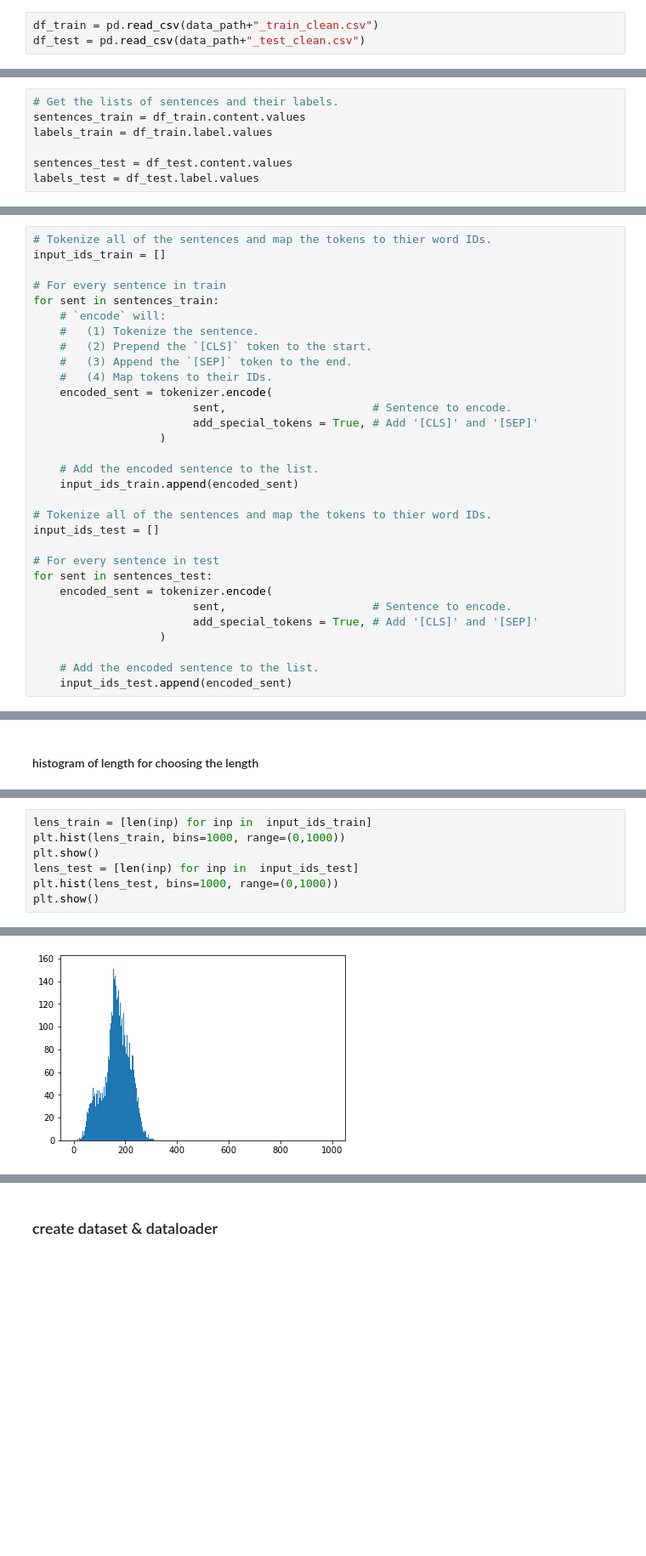
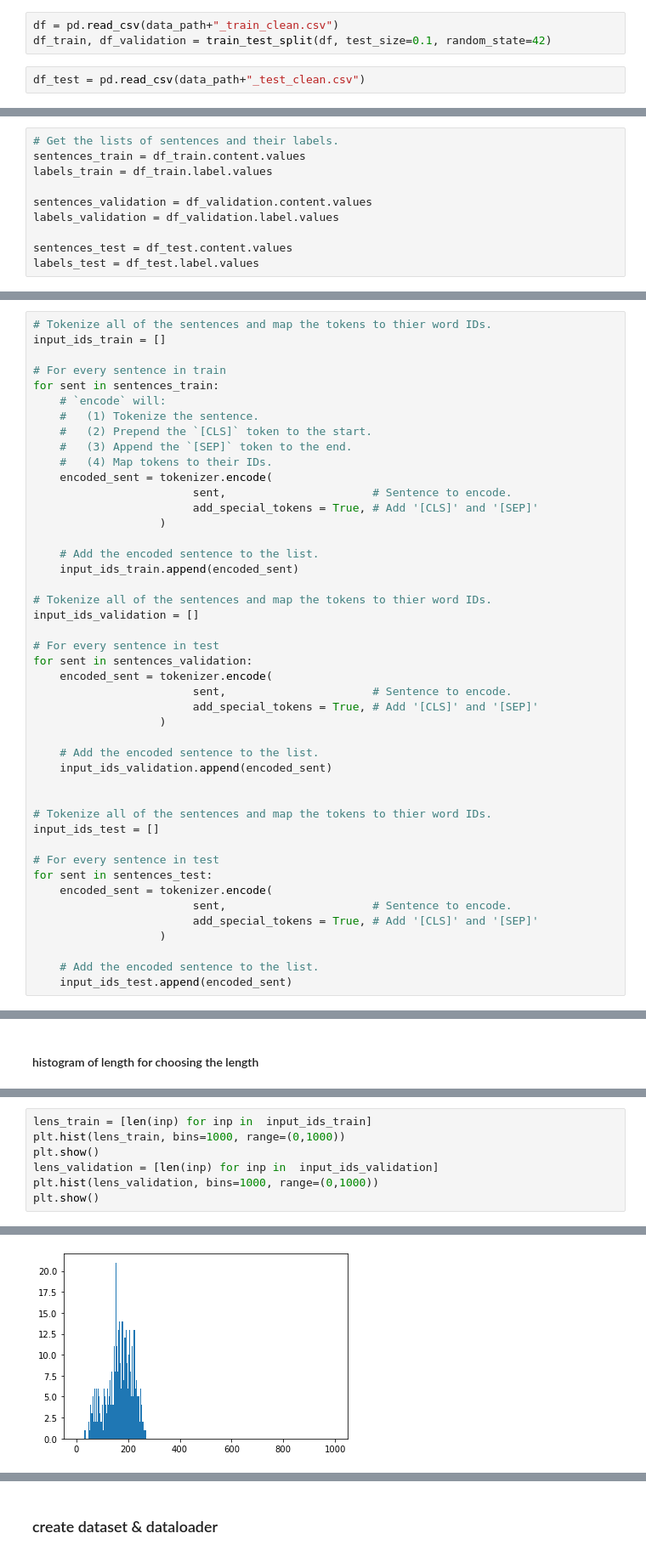
Before and after one commit to gallilmaimon/LUNATC, a Jupyter notebook: train e2e BERT.ipynb, the cells around one changed output, grey strips where cells are left out. Shown at 85% size. Saved outputs shown, nothing was run; the diff lists cells and outputs as text; blank space fills up the shorter version.

```diff
--- a/train e2e BERT.ipynb
+++ b/train e2e BERT.ipynb
@@ -10,6 +19,8 @@ import numpy as np
 data_path = "data/aclImdb/imdb"
 # %% [markdown]
 #### read data
+# %%
+df = pd.read_csv(data_path+"_train_clean.csv")
+df_train, df_validation = train_test_split(df, test_size=0.1, random_state=42)
 # %%
-df_train = pd.read_csv(data_path+"_train_clean.csv")
 df_test = pd.read_csv(data_path+"_test_clean.csv")
@@ -27,6 +29,9 @@ df_train.head()
 sentences_train = df_train.content.values
 labels_train = df_train.label.values
 
+sentences_validation = df_validation.content.values
+labels_validation = df_validation.label.values
+
 sentences_test = df_test.content.values
 labels_test = df_test.label.values
 # %% [markdown]
@@ -59,6 +64,20 @@ for sent in sentences_train:
     input_ids_train.append(encoded_sent)
 
 # Tokenize all of the sentences and map the tokens to thier word IDs.
+input_ids_validation = []
+
+# For every sentence in test
+for sent in sentences_validation:
+    encoded_sent = tokenizer.encode(
+                        sent,                      # Sentence to encode.
+                        add_special_tokens = True, # Add '[CLS]' and '[SEP]'
+                   )
+
+    # Add the encoded sentence to the list.
+    input_ids_validation.append(encoded_sent)
+
+
+# Tokenize all of the sentences and map the tokens to thier word IDs.
 input_ids_test = []
 
 # For every sentence in test
@@ -89,7 +108,7 @@ Matplotlib created a temporary config/cache directory at /tmp/matplotlib-axerrlj
 lens_train = [len(inp) for inp in  input_ids_train]
 plt.hist(lens_train, bins=1000, range=(0,1000))
 plt.show()
-lens_test = [len(inp) for inp in  input_ids_test]
-plt.hist(lens_test, bins=1000, range=(0,1000))
+lens_validation = [len(inp) for inp in  input_ids_validation]
+plt.hist(lens_validation, bins=1000, range=(0,1000))
 plt.show()
 # %% [output]
@@ -97,2 +116,2 @@ plt.show()
-[figure, old version]
+[figure, new version]
 # %%
```
Also changed, not shown: parts of 20 cells of this notebook, 1 other file.
